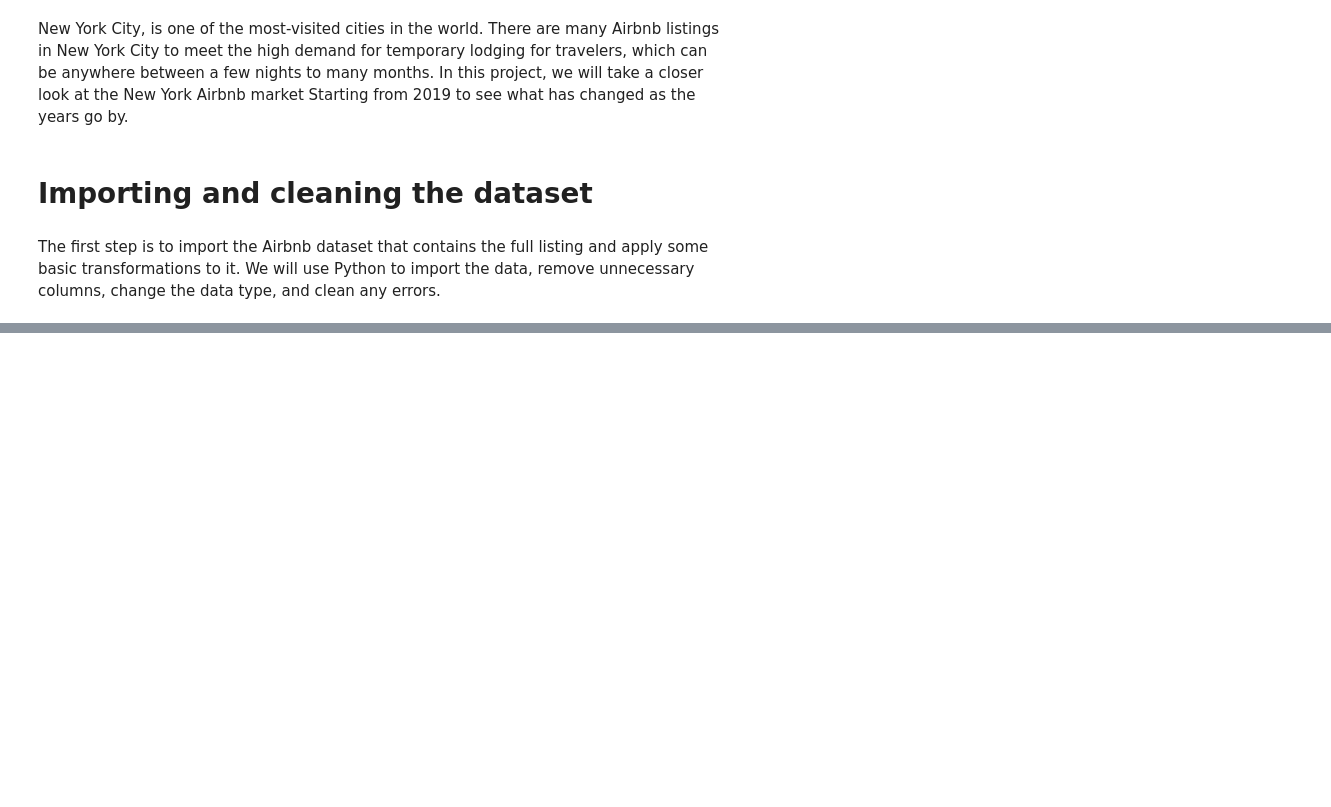
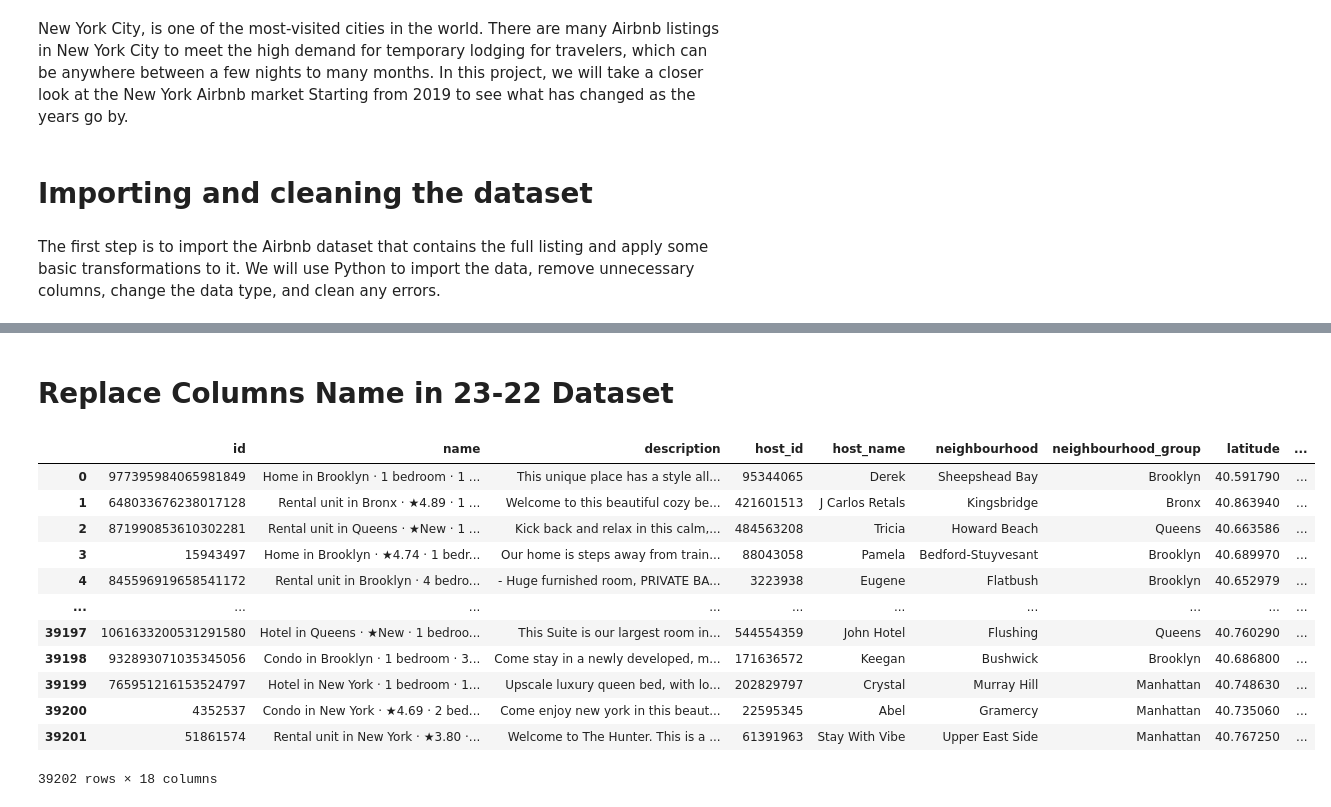
Before and after one commit to emmy-1/NYC-Airbnb-Market-, a Jupyter notebook: Full NewYork Airbnb.ipynb, the cells around one changed output, grey strips where cells are left out. Drawn from its saved outputs; the diff is of its cells as text; code cells hidden in the pictures; blank space fills up the shorter version.

```diff
--- a/Full NewYork Airbnb.ipynb
+++ b/Full NewYork Airbnb.ipynb
@@ -51,0 +83,20 @@ New_York_Airbnb24_23.head()
+# %% [markdown]
+# Replace Columns Name in 23-22 Dataset
+# %%
+Dataset = Replace_col_name(D2023, 'neighbourhood_cleansed', 'neighbourhood')
+NewYork23 = Replace_col_name(Dataset, 'neighbourhood_group_cleansed', 'neighbourhood_group')
+NewYork23
+# %% [output]
+|  | id | name | description | host_id | host_name | neighbourhood | neighbourhood_group | latitude | ... |
+| 0 | 977395984065981849 | Home in Brooklyn · 1 bedroom · 1 ... | This unique place has a style all... | 95344065 | Derek | Sheepshead Bay | Brooklyn | 40.591790 | ... |
+| 1 | 648033676238017128 | Rental unit in Bronx · ★4.89 · 1 ... | Welcome to this beautiful cozy be... | 421601513 | J Carlos Retals | Kingsbridge | Bronx | 40.863940 | ... |
+| 2 | 871990853610302281 | Rental unit in Queens · ★New · 1 ... | Kick back and relax in this calm,... | 484563208 | Tricia | Howard Beach | Queens | 40.663586 | ... |
+| 3 | 15943497 | Home in Brooklyn · ★4.74 · 1 bedr... | Our home is steps away from train... | 88043058 | Pamela | Bedford-Stuyvesant | Brooklyn | 40.689970 | ... |
+| 4 | 845596919658541172 | Rental unit in Brooklyn · 4 bedro... | - Huge furnished room, PRIVATE BA... | 3223938 | Eugene | Flatbush | Brooklyn | 40.652979 | ... |
+| ... | ... | ... | ... | ... | ... | ... | ... | ... | ... |
+| 39197 | 1061633200531291580 | Hotel in Queens · ★New · 1 bedroo... | This Suite is our largest room in... | 544554359 | John Hotel | Flushing | Queens | 40.760290 | ... |
+| 39198 | 932893071035345056 | Condo in Brooklyn · 1 bedroom · 3... | Come stay in a newly developed, m... | 171636572 | Keegan | Bushwick | Brooklyn | 40.686800 | ... |
+| 39199 | 765951216153524797 | Hotel in New York · 1 bedroom · 1... | Upscale luxury queen bed, with lo... | 202829797 | Crystal | Murray Hill | Manhattan | 40.748630 | ... |
+| 39200 | 4352537 | Condo in New York · ★4.69 · 2 bed... | Come enjoy new york in this beaut... | 22595345 | Abel | Gramercy | Manhattan | 40.735060 | ... |
+| 39201 | 51861574 | Rental unit in New York · ★3.80 ·... | Welcome to The Hunter. This is a ... | 61391963 | Stay With Vibe | Upper East Side | Manhattan | 40.767250 | ... |
+39202 rows × 18 columns
```
Also changed, not shown: parts of 28 cells of this notebook.
